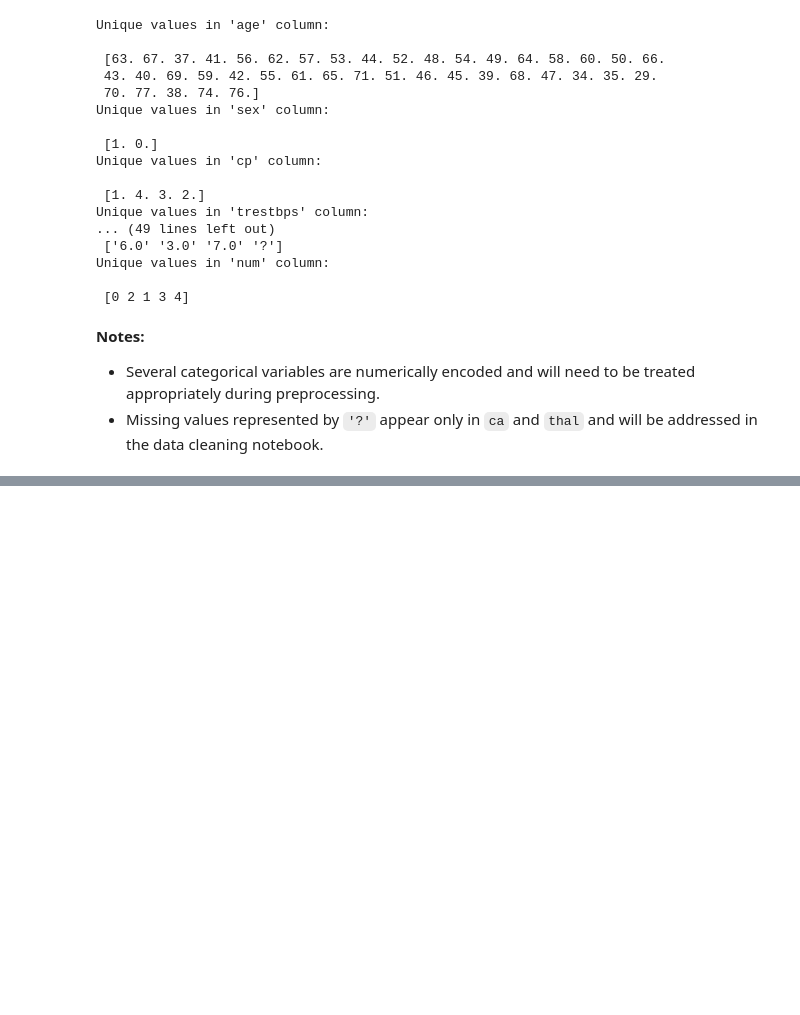
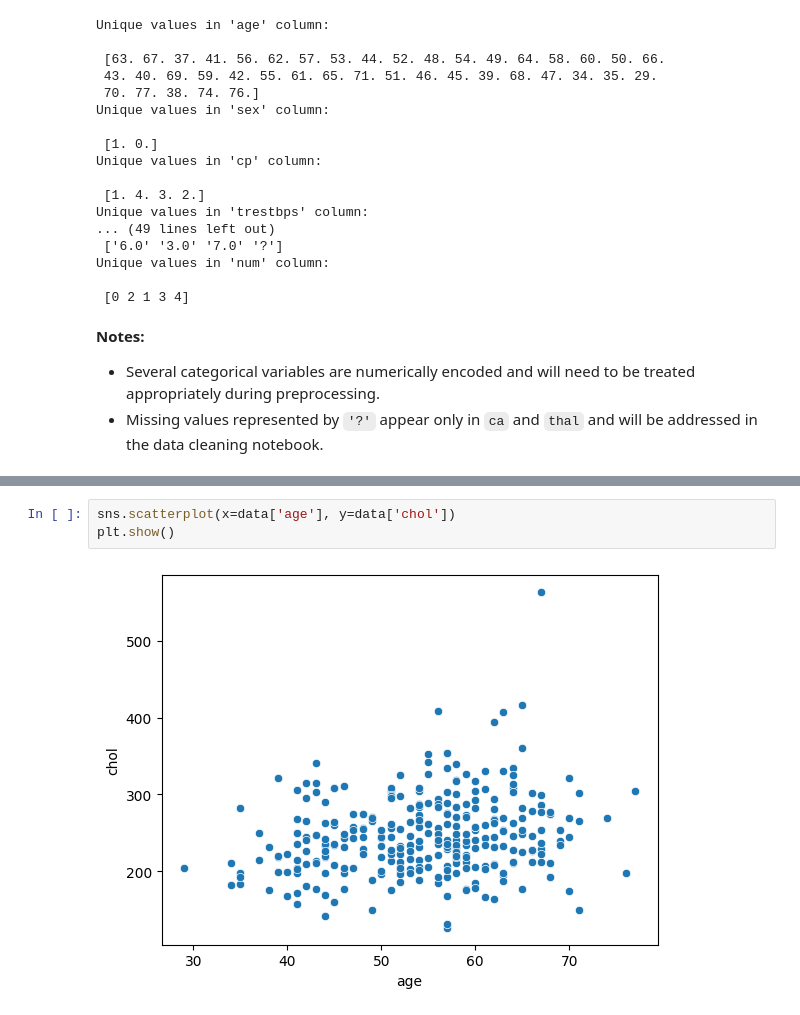
Before and after one commit to AakarshPatel/pytorch-heart-disease, a Jupyter notebook: 01_data_exploration.ipynb, the cells around one changed output, grey strips where cells are left out. Saved outputs shown, nothing was run; the diff lists cells and outputs as text; blank space fills up the shorter version.

```diff
--- a/01_data_exploration.ipynb
+++ b/01_data_exploration.ipynb
@@ -197,0 +223,5 @@ Unique values in 'num' column:
+# %%
+sns.scatterplot(x=data['age'], y=data['chol'])
+plt.show()
+# %% [output]
+[figure, added]
```
Also changed, not shown: parts of 18 cells of this notebook.
